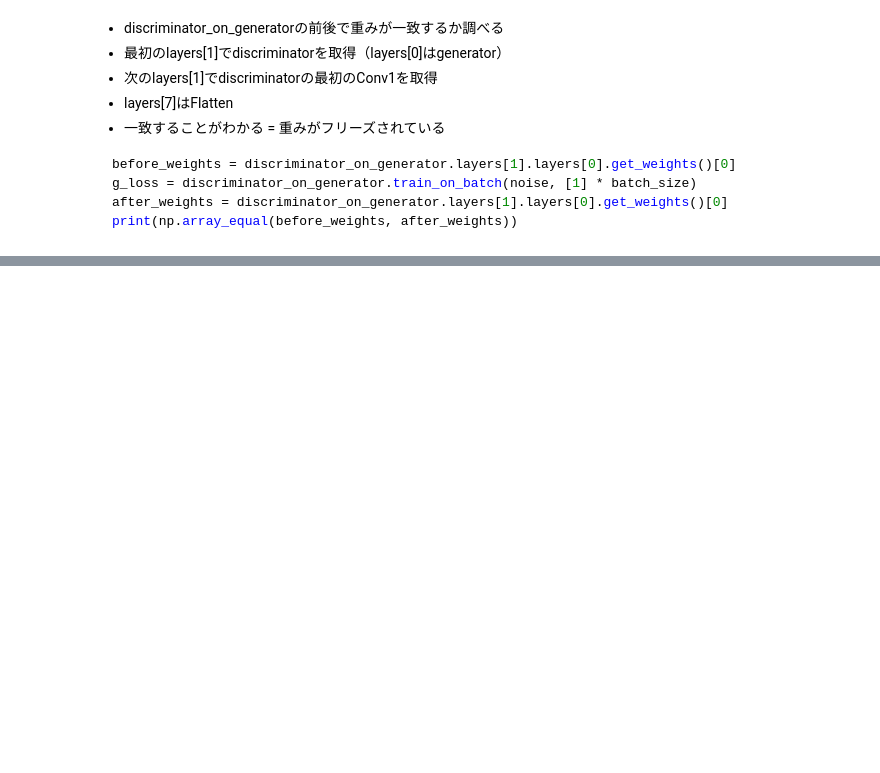
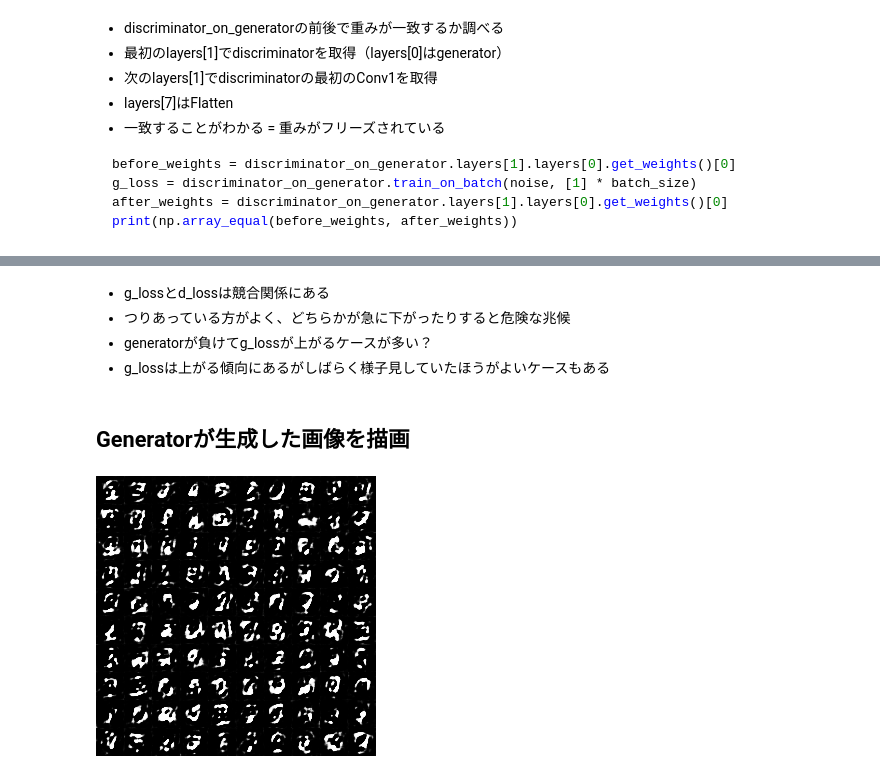
Before and after one commit to aidiary/notebooks, a Jupyter notebook: keras/170615-mnist-dcgan.ipynb, the cells around one changed output, grey strips where cells are left out. Cells and saved outputs as stored; diff of their text form; code cells hidden in the pictures; blank space fills up the shorter version.

```diff
--- a/keras/170615-mnist-dcgan.ipynb
+++ b/keras/170615-mnist-dcgan.ipynb
@@ -244,0 +279,12 @@ KeyboardInterrupt:
+# %% [markdown]
+- g_lossとd_lossは競合関係にある
+- つりあっている方がよく、どちらかが急に下がったりすると危険な兆候
+- generatorが負けてg_lossが上がるケースが多い？
+- g_lossは上がる傾向にあるがしばらく様子見していたほうがよいケースもある
+# %% [markdown]
+## Generatorが生成した画像を描画
+# %%
+from IPython.display import Image
+Image('dcgan_mnist1/epoch-001.png')
+# %% [output]
+[figure, added]
```
Also changed, not shown: parts of 16 cells of this notebook.
